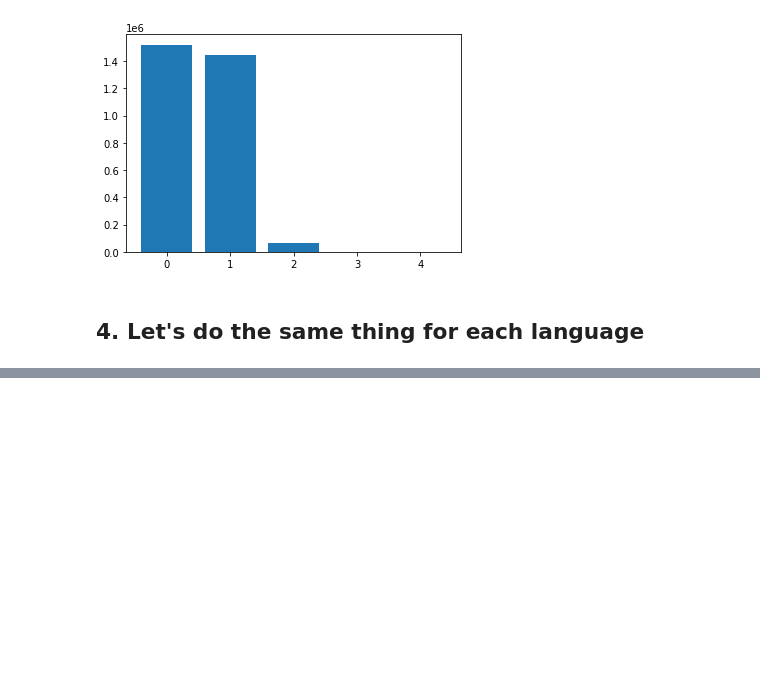
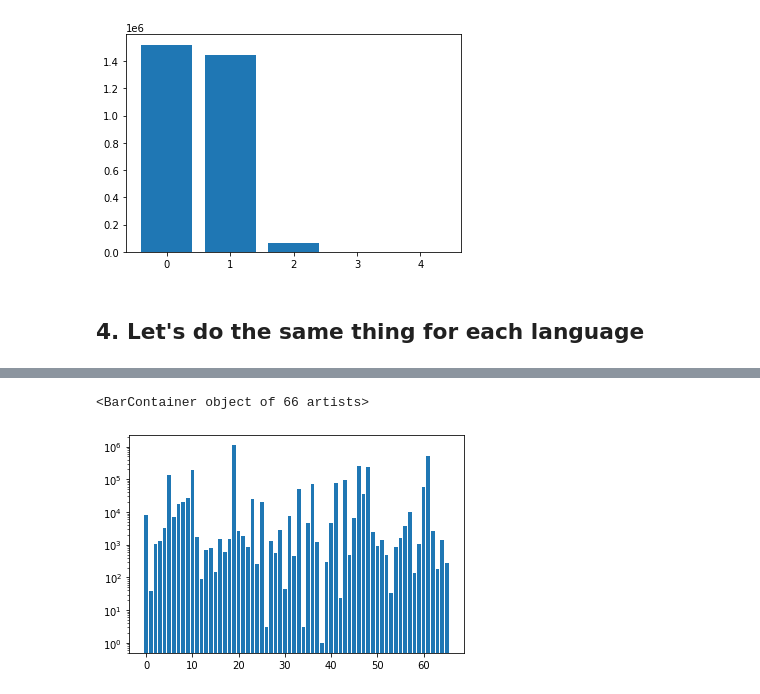
Before and after one commit to RecKIE7/recsys2021-twitter, a Jupyter notebook: analysis/engagement.ipynb, the cells around one changed output, grey strips where cells are left out. Cells and saved outputs as stored; diff of their text form; code cells hidden in the pictures; blank space fills up the shorter version.

```diff
--- a/analysis/engagement.ipynb
+++ b/analysis/engagement.ipynb
@@ -141,0 +189,7 @@ df['language'] = ori_df[]
+# %%
+# In logaritmic scale
+plt.yscale('log')
+plt.bar(language_types, n_engagements_arr)
+# %% [output]
+<BarContainer object of 66 artists>
+[figure, added]
```
Also changed, not shown: parts of 15 cells of this notebook, 1 other file.
